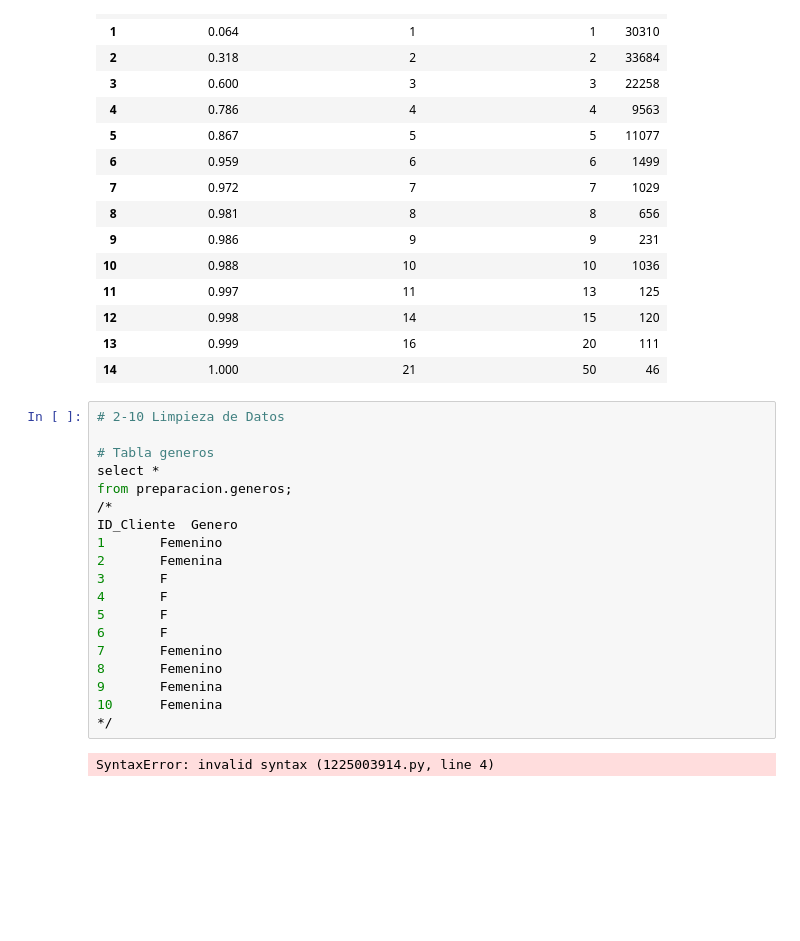
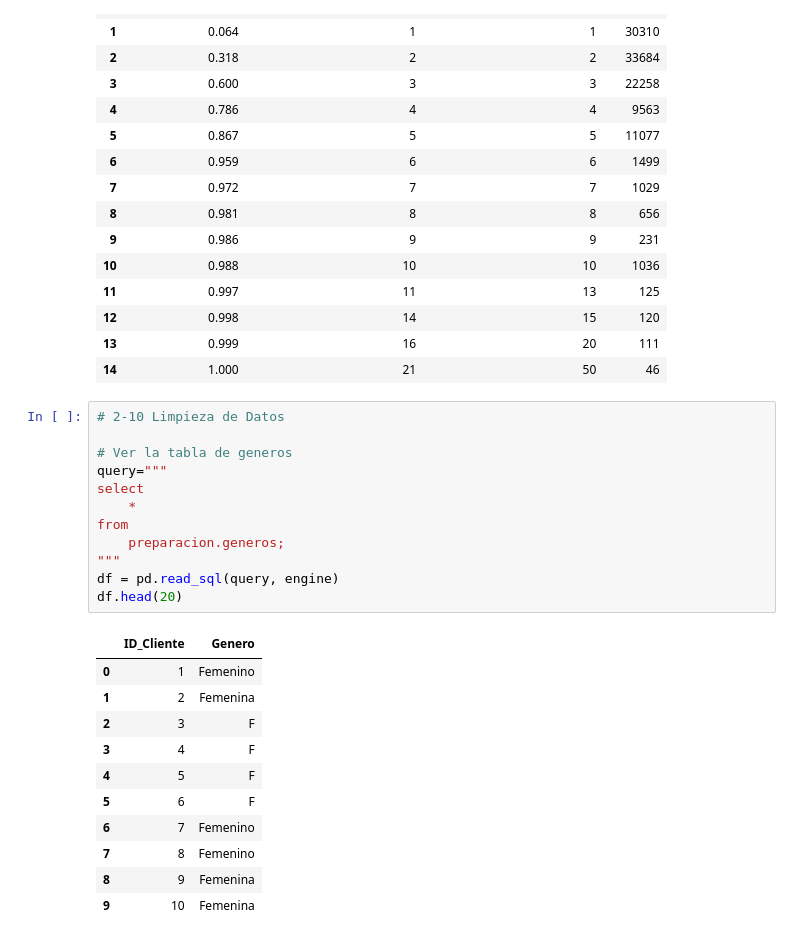
Before and after one commit to user14721068/SQL-para-Analisis-de-Datos, a Jupyter notebook: 2.-Preparación de datos.ipynb, the cells around one changed output. Drawn from its saved outputs; the diff is of its cells as text; blank space fills up the shorter version.

```diff
--- a/2.-Preparación de datos.ipynb
+++ b/2.-Preparación de datos.ipynb
@@ -750,21 +750,24 @@ df.head(50)
 # %%
 # 2-10 Limpieza de Datos
 
-# Tabla generos
-select *
-from preparacion.generos;
-/*
-ID_Cliente	Genero
-1		Femenino
-2		Femenina
-3		F
-4		F
-5		F
-6		F
-7		Femenino
-8		Femenino
-9		Femenina
-10		Femenina
-*/
+# Ver la tabla de generos
+query="""
+select
+    *
+from
+    preparacion.generos;
+"""
+df = pd.read_sql(query, engine)
+df.head(20)
 # %% [output]
-SyntaxError: invalid syntax (1225003914.py, line 4)
+|  | ID_Cliente | Genero |
+| 0 | 1 | Femenino |
+| 1 | 2 | Femenina |
+| 2 | 3 | F |
+| 3 | 4 | F |
+| 4 | 5 | F |
+| 5 | 6 | F |
+| 6 | 7 | Femenino |
+| 7 | 8 | Femenino |
+| 8 | 9 | Femenina |
+| 9 | 10 | Femenina |
```
Also changed, not shown: parts of 5 cells of this notebook.
